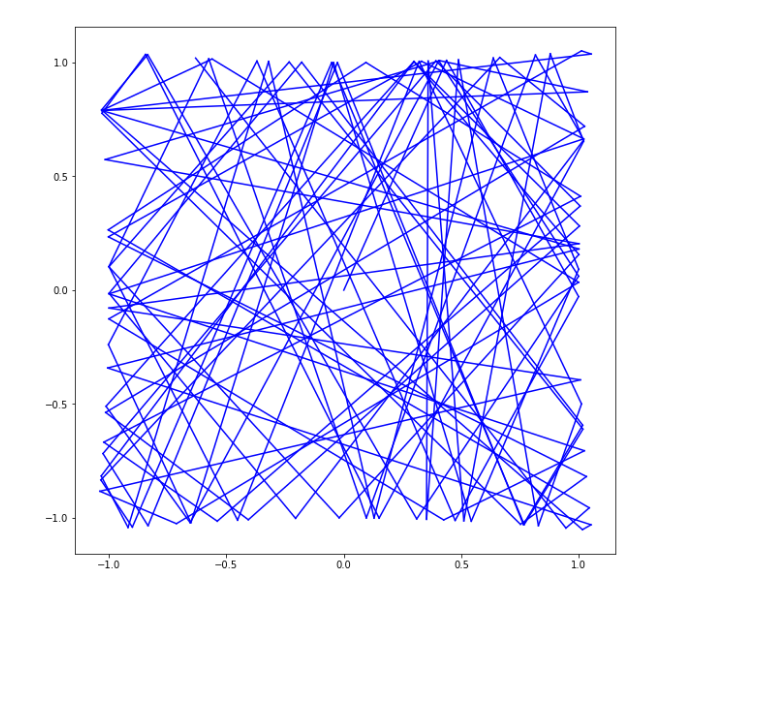
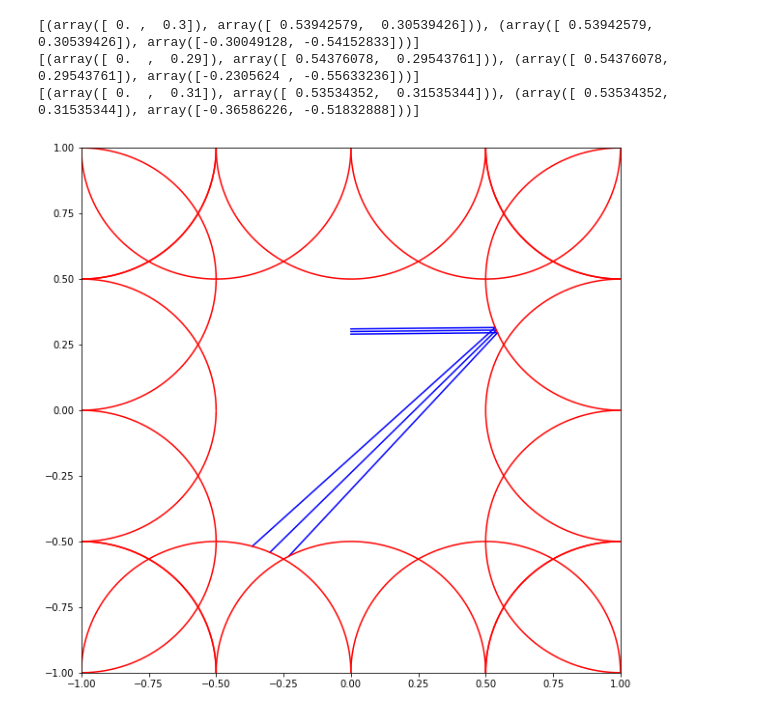
Before and after one commit to RaresC21/Research, a Jupyter notebook: JupyterNotebook/test_draw.ipynb, the cells around one changed output. Drawn from its saved outputs; the diff is of its cells as text; code cells hidden in the pictures; blank space fills up the shorter version.

```diff
--- a/JupyterNotebook/test_draw.ipynb
+++ b/JupyterNotebook/test_draw.ipynb
@@ -20,11 +20,11 @@ import numpy as np
 # plt.gca().set_aspect('equal', adjustable='box')
 
 dim = 2
-draw_circles = False
+draw_circles = True
 
-delta = 100
-radius = 10
-depth = 10
+delta = 0.5
+radius = 0.5
+depth = 0
 options = Options(reflection = "sphere", \
                         delta = delta, radius = radius, depth = depth)
 # cube = symmetric(dim, dim*4, options)
@@ -43,7 +43,14 @@ plt.figure(figsize=(10, 10))
 #     plt.plot([1, lines[1][1][0]], [0,lines[1][1][1]])
 # lines = cube.cur_lines__
 
-lines = cube.reflection_lines(100, convergence_eps = 1e-6)
+# lines = cube.reflection_lines(2, convergence_eps = 1e-6)
+
+lines = [0] * 3
+H = 0.3
+lines[0] = make_cube(dim, options, zero = np.array([0,H])).reflection_lines(2, convergence_eps = 1e-6)
+lines[1] = make_cube(dim, options, zero = np.array([0,H - 0.01])).reflection_lines(2, convergence_eps = 1e-6)
+lines[2] = make_cube(dim, options, zero = np.array([0,H + 0.01])).reflection_lines(2, convergence_eps = 1e-6)
+
 
 def plot_line(xs, vec, b):
     return b/vec[1] - (vec[0] * xs) / vec[1]
@@ -124,30 +131,37 @@ def plot_all_circles(polytope):
 # %%
 plt.figure(figsize=(10, 10))
 # plt.xlim(-10,10)
 # plt.ylim(-10,10)
 
 left = 0
-right = len(lines)
+right = len(lines[0])
 xx = 0
 yy = 1
-for i in range(left, right):
-    pt1 = np.array([lines[i][0][xx], lines[i][0][yy]])
-    pt2 = np.array([lines[i][1][xx], lines[i][1][yy]])
-    # pts.append(lines[i][0])
-#     pt2 = pt2 + 2 * (pt2 - pt1)
-    plt.plot([pt1[0], pt2[0]], [pt1[1], pt2[1]], color = 'blue')
+for line in lines:
+    print(line)
+    for i in range(left, right):
+        pt1 = np.array([line[i][0][xx], line[i][0][yy]])
+        pt2 = np.array([line[i][1][xx], line[i][1][yy]])
+        # pts.append(lines[i][0])
+    #     pt2 = pt2 + 2 * (pt2 - pt1)
+        plt.plot([pt1[0], pt2[0]], [pt1[1], pt2[1]], color = 'blue')
 # plot_all_lines(cube)
 # plot_all_circles(cube)
 # plt.xlim(-2,2)
 # plt.ylim(-2,2)
 
-# if draw_circles:
-#     for i in range(-1*int(1/delta), int(1/delta)+1):
-#         plot_circle(-1 - depth, i*delta, radius)
-#         plot_circle(1 + depth, i*delta, radius)
-#         plot_circle(i*delta, 1 + depth, radius)
-#         plot_circle(i*delta, -1 - depth, radius)
+if draw_circles:
+    for i in range(-1*int(1/delta), int(1/delta)+1):
+        plot_circle(-1 - depth, i*delta, radius)
+        plot_circle(1 + depth, i*delta, radius)
+        plot_circle(i*delta, 1 + depth, radius)
+        plot_circle(i*delta, -1 - depth, radius)
 
+plt.xlim(-1,1)
+plt.ylim(-1,1)
 plt.show()
 # %% [output]
+[(array([ 0. ,  0.3]), array([ 0.53942579,  0.30539426])), (array([ 0.53942579,  0.30539426]), array([-0.30049128, -0.54152833]))]
+[(array([ 0.  ,  0.29]), array([ 0.54376078,  0.29543761])), (array([ 0.54376078,  0.29543761]), array([-0.2305624 , -0.55633236]))]
+[(array([ 0.  ,  0.31]), array([ 0.53534352,  0.31535344])), (array([ 0.53534352,  0.31535344]), array([-0.36586226, -0.51832888]))]
-[figure, old version]
+[figure, new version]
```
Also changed, not shown: parts of 1 cell of this notebook, 11 other files.
